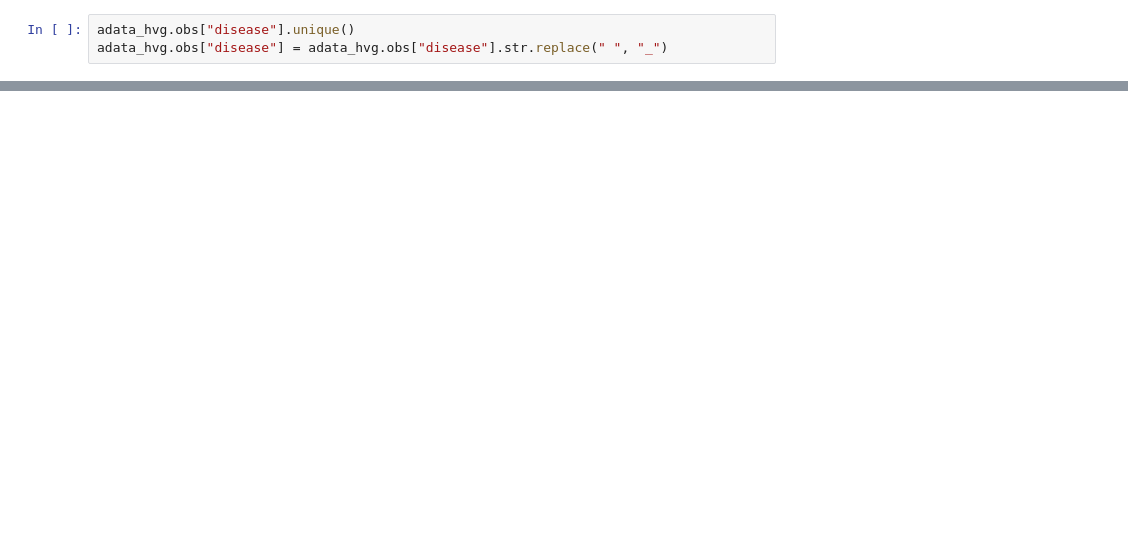
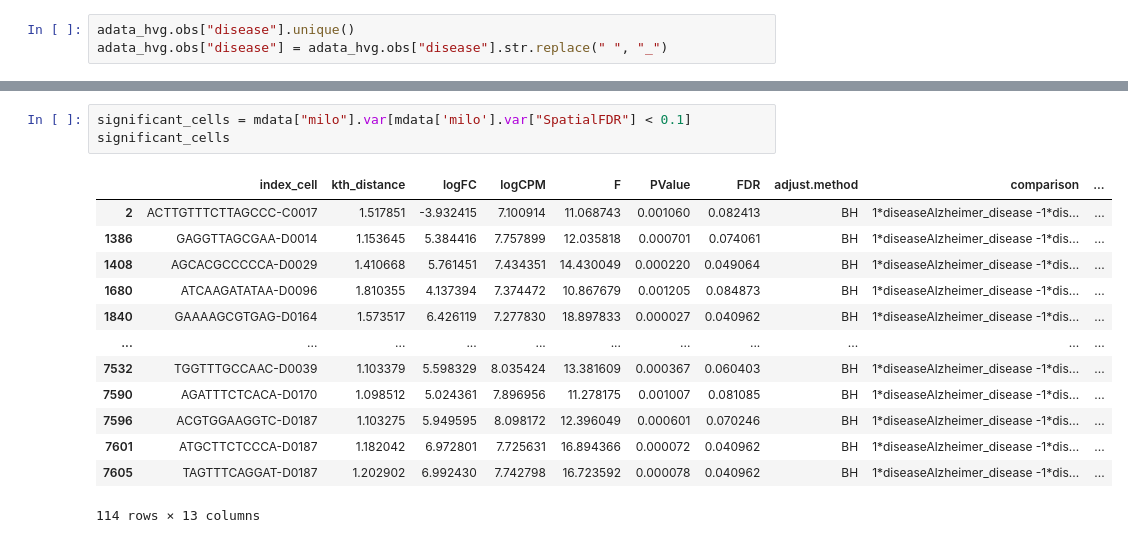
Before and after one commit to Shaunakm07/Single-Cell-Alzheimers, a Jupyter notebook: cluster_milo_exhitatory_neurons.ipynb, the cells around one changed output, grey strips where cells are left out. Cells and saved outputs as stored; diff of their text form; blank space fills up the shorter version.

```diff
--- a/cluster_milo_exhitatory_neurons.ipynb
+++ b/cluster_milo_exhitatory_neurons.ipynb
@@ -168,0 +166,17 @@ MuData object with n_obs × n_vars = 282930 × 5000
+# %%
+significant_cells = mdata["milo"].var[mdata['milo'].var["SpatialFDR"] < 0.1]
+significant_cells
+# %% [output]
+|  | index_cell | kth_distance | logFC | logCPM | F | PValue | FDR | adjust.method | comparison | ... |
+| 2 | ACTTGTTTCTTAGCCC-C0017 | 1.517851 | -3.932415 | 7.100914 | 11.068743 | 0.001060 | 0.082413 | BH | 1*diseaseAlzheimer_disease -1*dis... | ... |
+| 1386 | GAGGTTAGCGAA-D0014 | 1.153645 | 5.384416 | 7.757899 | 12.035818 | 0.000701 | 0.074061 | BH | 1*diseaseAlzheimer_disease -1*dis... | ... |
+| 1408 | AGCACGCCCCCA-D0029 | 1.410668 | 5.761451 | 7.434351 | 14.430049 | 0.000220 | 0.049064 | BH | 1*diseaseAlzheimer_disease -1*dis... | ... |
+| 1680 | ATCAAGATATAA-D0096 | 1.810355 | 4.137394 | 7.374472 | 10.867679 | 0.001205 | 0.084873 | BH | 1*diseaseAlzheimer_disease -1*dis... | ... |
+| 1840 | GAAAAGCGTGAG-D0164 | 1.573517 | 6.426119 | 7.277830 | 18.897833 | 0.000027 | 0.040962 | BH | 1*diseaseAlzheimer_disease -1*dis... | ... |
+| ... | ... | ... | ... | ... | ... | ... | ... | ... | ... | ... |
+| 7532 | TGGTTTGCCAAC-D0039 | 1.103379 | 5.598329 | 8.035424 | 13.381609 | 0.000367 | 0.060403 | BH | 1*diseaseAlzheimer_disease -1*dis... | ... |
+| 7590 | AGATTTCTCACA-D0170 | 1.098512 | 5.024361 | 7.896956 | 11.278175 | 0.001007 | 0.081085 | BH | 1*diseaseAlzheimer_disease -1*dis... | ... |
+| 7596 | ACGTGGAAGGTC-D0187 | 1.103275 | 5.949595 | 8.098172 | 12.396049 | 0.000601 | 0.070246 | BH | 1*diseaseAlzheimer_disease -1*dis... | ... |
+| 7601 | ATGCTTCTCCCA-D0187 | 1.182042 | 6.972801 | 7.725631 | 16.894366 | 0.000072 | 0.040962 | BH | 1*diseaseAlzheimer_disease -1*dis... | ... |
+| 7605 | TAGTTTCAGGAT-D0187 | 1.202902 | 6.992430 | 7.742798 | 16.723592 | 0.000078 | 0.040962 | BH | 1*diseaseAlzheimer_disease -1*dis... | ... |
+114 rows × 13 columns
```
Also changed, not shown: parts of 11 cells of this notebook.
